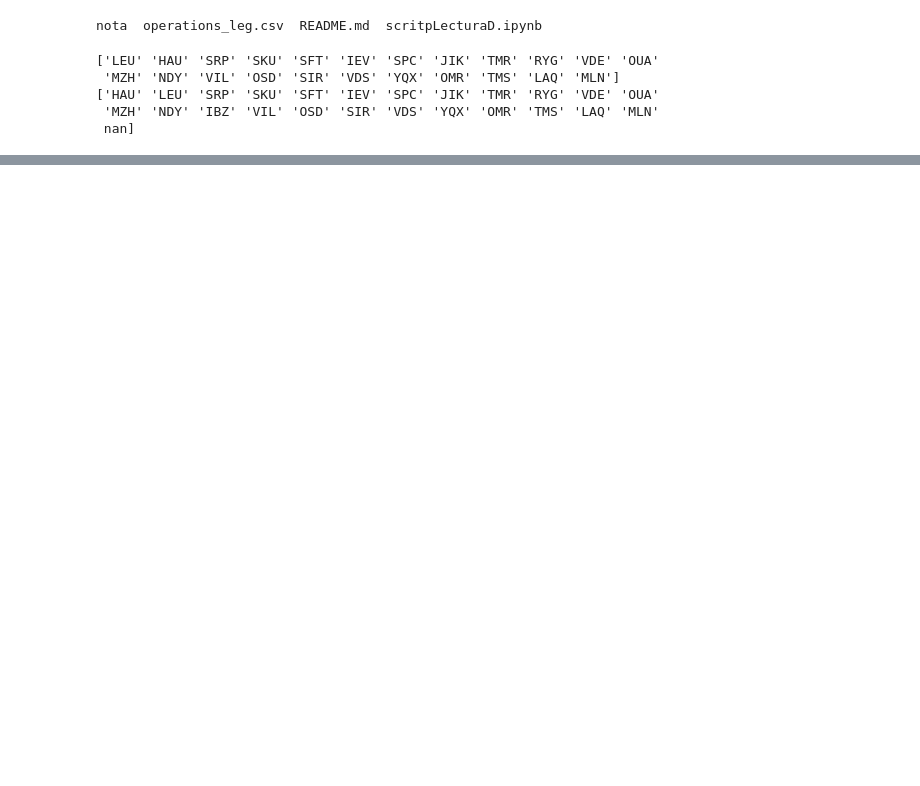
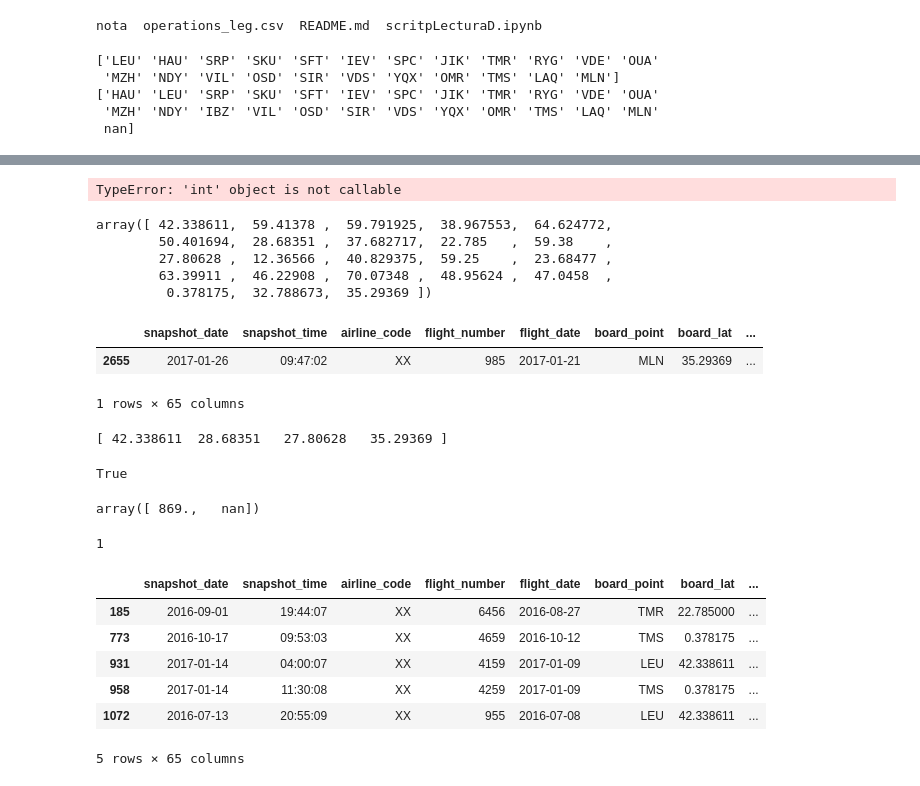
Before and after one commit to EMayorga/TFM, a Jupyter notebook: scritpLecturaD.ipynb, the cells around one changed output, grey strips where cells are left out. Drawn from its saved outputs; the diff is of its cells as text; code cells hidden in the pictures; blank space fills up the shorter version.

```diff
--- a/scritpLecturaD.ipynb
+++ b/scritpLecturaD.ipynb
@@ -38,0 +74,18 @@ data.describe
+# %%
+data['board_point'].uni
+# %% [output]
+TypeError: 'int' object is not callable
+# %%
+data['board_lat'].unique()
+# %% [output]
+array([ 42.338611,  59.41378 ,  59.791925,  38.967553,  64.624772,
+        50.401694,  28.68351 ,  37.682717,  22.785   ,  59.38    ,
+        27.80628 ,  12.36566 ,  40.829375,  59.25    ,  23.68477 ,
+        63.39911 ,  46.22908 ,  70.07348 ,  48.95624 ,  47.0458  ,
+         0.378175,  32.788673,  35.29369 ])
+# %%
+data[data['board_country_code'].isnull()]
+# %% [output]
+|  | snapshot_date | snapshot_time | airline_code | flight_number | flight_date | board_point | board_lat | ... |
+| 2655 | 2017-01-26 | 09:47:02 | XX | 985 | 2017-01-21 | MLN | 35.29369 | ... |
+1 rows × 65 columns
@@ -38,0 +94,28 @@ data.describe
+# %%
+print datosEsp['board_lat'].unique()
+#print datosEsp['board_lon'].unique()
+# %% [output]
+[ 42.338611  28.68351   27.80628   35.29369 ]
+# %%
+data['departure_date'].isnull().any()
+#tiene nulos
+# %% [output]
+True
+# %%
+data[data['flight_number']==985]['distance'].unique()
+# %% [output]
+array([ 869.,   nan])
+# %%
+data['departure_date'].isnull().sum()
+# %% [output]
+1
+# %%
+data[data['actual_time_of_arrival'].isnull() & data['arrival_delay'].isnull()].head()
+# %% [output]
+|  | snapshot_date | snapshot_time | airline_code | flight_number | flight_date | board_point | board_lat | ... |
+| 185 | 2016-09-01 | 19:44:07 | XX | 6456 | 2016-08-27 | TMR | 22.785000 | ... |
+| 773 | 2016-10-17 | 09:53:03 | XX | 4659 | 2016-10-12 | TMS | 0.378175 | ... |
+| 931 | 2017-01-14 | 04:00:07 | XX | 4159 | 2017-01-09 | LEU | 42.338611 | ... |
+| 958 | 2017-01-14 | 11:30:08 | XX | 4259 | 2017-01-09 | TMS | 0.378175 | ... |
+| 1072 | 2016-07-13 | 20:55:09 | XX | 955 | 2016-07-08 | LEU | 42.338611 | ... |
+5 rows × 65 columns
```
Also changed, not shown: parts of 13 cells of this notebook.
